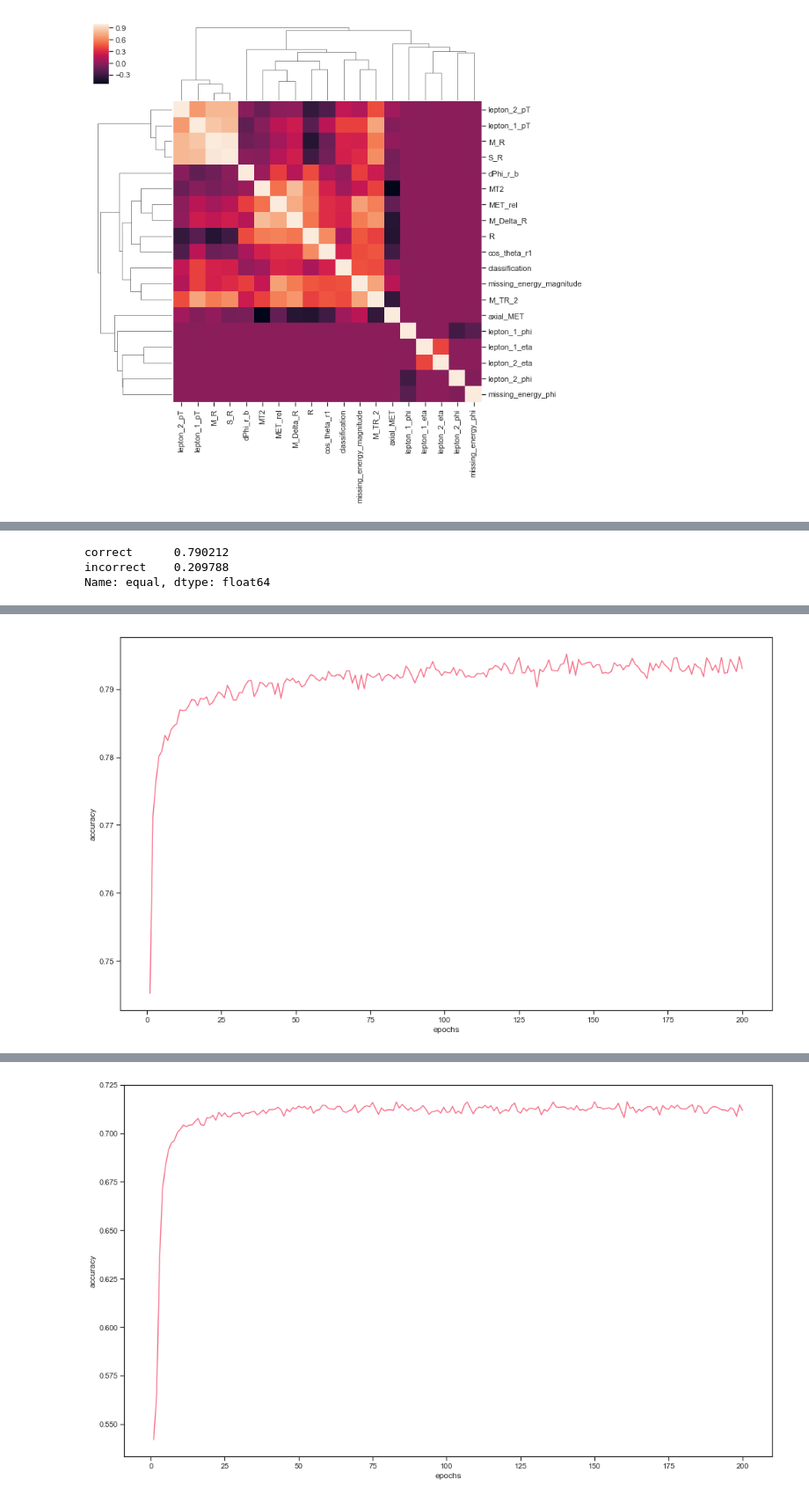
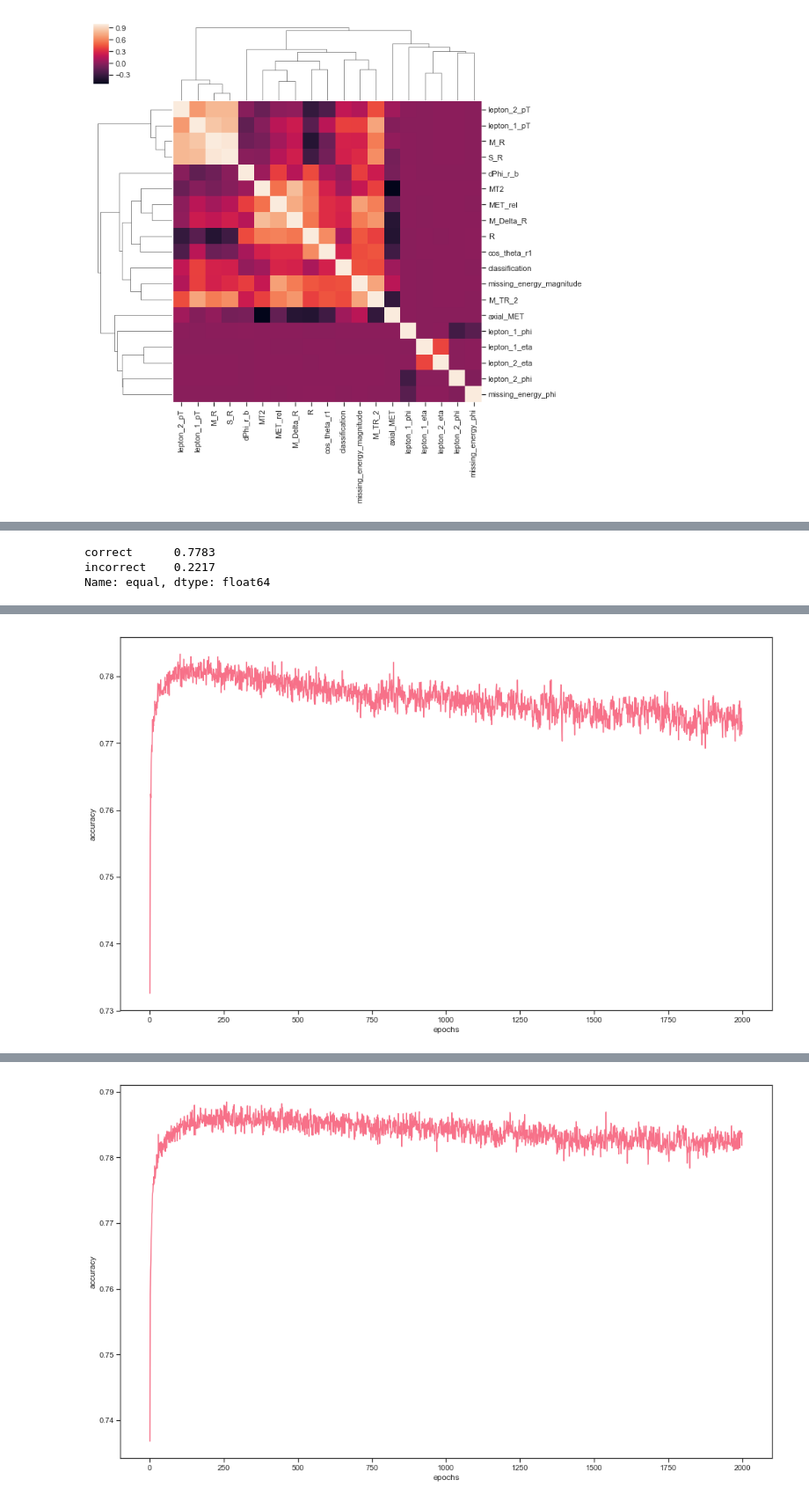
Before and after one commit to wdbm/Psychedelic_Machine_Learning_in_the_Cenozoic_Era, a Jupyter notebook: Keras_convolutional_SUSY.ipynb, the cells around one changed output, grey strips where cells are left out. Shown at 88% size. Drawn from its saved outputs; the diff is of its cells as text; code cells hidden in the pictures.

```diff
--- a/Keras_convolutional_SUSY.ipynb
+++ b/Keras_convolutional_SUSY.ipynb
@@ -108,7 +108,7 @@ y = np.asarray(y)
 
 x = x.reshape(len(x), 18, 1)
 
-x_train, x_test, y_train, y_test = train_test_split(x, y, test_size = 0.33, shuffle = True)
+x_train, x_test, y_train, y_test = train_test_split(x, y, test_size = 0.1, shuffle = True)
 # %%
 # Define a callback class which is to be passed to the model fitting function
 # as an element of a list of possible callbacks.
@@ -148,21 +148,21 @@ class NBatchLogger(keras.callbacks.Callback):
 history = AccuracyHistory()
 # %%
 model = Sequential()
-model.add(Conv1D(32, (5), strides = (1), input_shape = (18, 1), activation  = 'relu'))
+model.add(Conv1D(32, (5), strides = (1), input_shape = (18, 1), activation = 'relu'))
 model.add(MaxPooling1D(pool_size = (2), strides = (2)))
-model.add(Conv1D(32, (3), strides = (1), input_shape = (18, 1), activation  = 'relu'))
-model.add(Dropout(rate = 0.7))
+model.add(Conv1D(32, (3), strides = (1), input_shape = (18, 1), activation = 'relu'))
+#model.add(Dropout(rate = 0.5))
 model.add(Flatten())
-model.add(Dense(100,                            activation = 'relu'))
-model.add(Dropout(rate = 0.7))
-model.add(Dense(100,                            activation = 'relu'))
-model.add(Dropout(rate = 0.7))
-model.add(Dense(num_classes,                    activation = 'softmax'))
+model.add(Dense(300,                                            activation = 'relu'))
+#model.add(Dropout(rate = 0.5))
+model.add(Dense(300,                                            activation = 'relu'))
+model.add(Dropout(rate = 0.5))
+model.add(Dense(num_classes,                                    activation = 'softmax'))
 model.compile(loss = "categorical_crossentropy", optimizer = "nadam", metrics = ['accuracy'])
 #plot_model(model, to_file = "model.png")
 model.summary()
 
-epochs     = 150
+epochs     = 100
 batch_size = 200
 
 model.fit(
@@ -228,15 +228,15 @@ df["y_pred"] = y_pred_non_categorical.tolist()
 df["equal"]  = df.apply(lambda row: "correct" if row["y_test"] == row["y_pred"] else "incorrect", axis = 1)
 df["equal"].value_counts() / len(df)
 # %% [output]
-correct      0.790212
-incorrect    0.209788
+correct      0.7783
+incorrect    0.2217
 Name: equal, dtype: float64
 # %%
 parameters = {
     'batch_size': [128],
-    'epochs'    : [200],
-    'dropout'   : [0.5, 0.9],
-    'activation': ['relu'],
+    'epochs'    : [2000],
+    'dropout'   : [0.5],
+    'activation': ['tanh', 'relu'],
     'dense_1'   : [50, 100],
     'optimizer' : ['nadam'],
     'losses'    : ['categorical_crossentropy'],
@@ -250,16 +250,19 @@ def hmodel_convolutional(
     parameters = parameters
     ):
     model = Sequential()
-    model.add(Conv1D(32, (5), strides = (1), input_shape = (18, 1), activation  = parameters['activation']))
+    model.add(Conv1D(32, (5), strides = (1), input_shape = (18, 1), activation = parameters['activation']))
+    model.add(Dropout(rate = parameters['dropout']))
     model.add(MaxPooling1D(pool_size = (2), strides = (2)))
-    model.add(Conv1D(32, (3), strides = (1), input_shape = (18, 1), activation  = parameters['activation']))
+    #model.add(Dropout(rate = parameters['dropout']))
+    model.add(Conv1D(32, (3), strides = (1), input_shape = (18, 1), activation = parameters['activation']))
+    model.add(Dense(parameters['dense_1'],                          activation = parameters['activation']))
+    #model.add(Dropout(rate = parameters['dropout']))
+    model.add(Flatten())
+    model.add(Dense(parameters['dense_1'],                          activation = parameters['activation']))
+    #model.add(Dropout(rate = parameters['dropout']))
+    model.add(Dense(parameters['dense_1'],                          activation = parameters['activation']))
     model.add(Dropout(rate = parameters['dropout']))
-    model.add(Flatten())
-    model.add(Dense(parameters['dense_1'],          activation = 'relu'))
-    model.add(Dropout(rate = parameters['dropout']))
-    model.add(Dense(parameters['dense_1'],          activation = 'relu'))
-    model.add(Dropout(rate = parameters['dropout']))
-    model.add(Dense(num_classes,                    activation = 'softmax'))
+    model.add(Dense(num_classes,                                    activation = 'softmax'))
     model.compile(
         loss      = parameters['losses'],
         optimizer = parameters['optimizer'],
@@ -288,12 +291,15 @@ def hmodel_convolutional(
     return out, model
 
 h = ta.Scan(
-    x               = x,
-    y               = y,
-    params          = parameters,
-    dataset_name    = 'SUSY',
-    experiment_no   = '1',
-    model           = hmodel_convolutional,
-    grid_downsample = 1
+    x                = x,
+    y                = y,
+    params           = parameters,
+    dataset_name     = 'SUSY',
+    experiment_no    = '1',
+    model            = hmodel_convolutional,
+    grid_downsample  = 1,
+    #reduction_method = None
+    reduction_method = 'correlation',
+    print_params     = True
 )
 # %% [output]
@@ -302 +309 @@ test accuracy: 0.7954666666666667
-[figure, old version]
+[figure, new version]
@@ -305 +313 @@ test accuracy: 0.736
-[figure, old version]
+[figure, new version]
```
Also changed, not shown: parts of 6 cells of this notebook.
